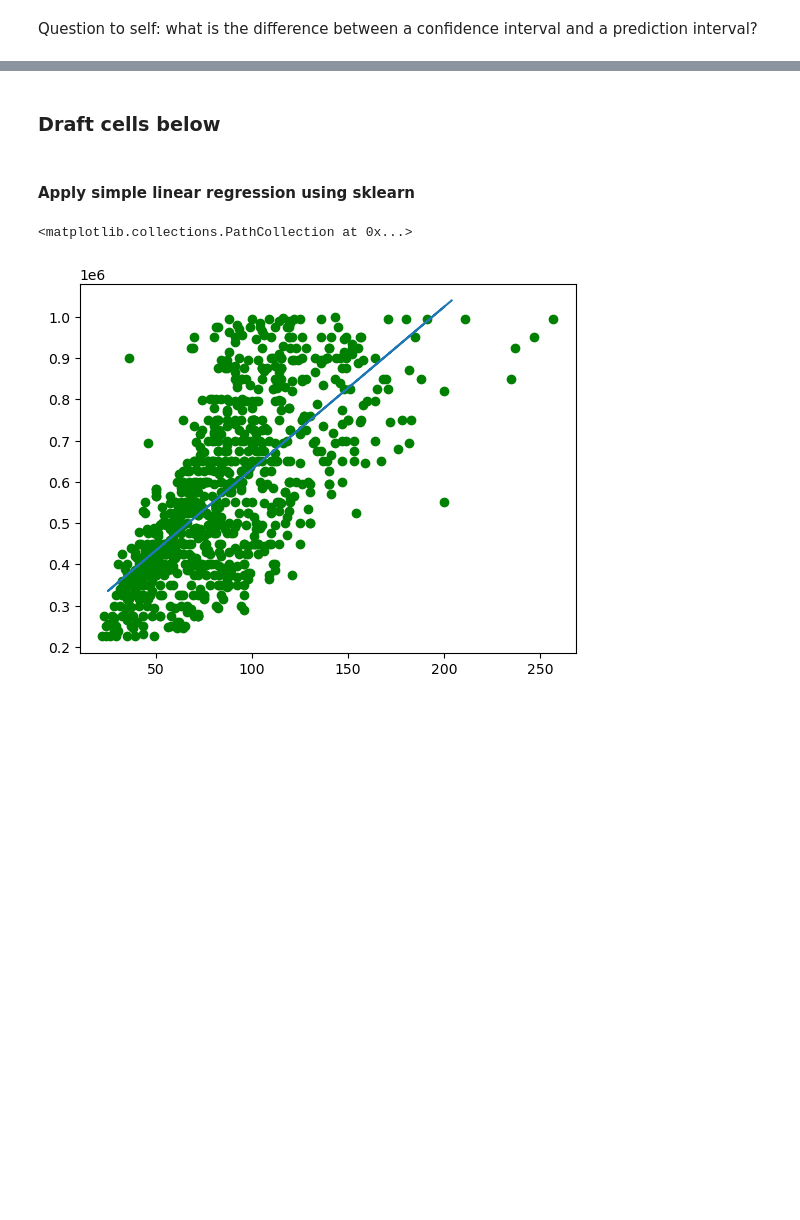
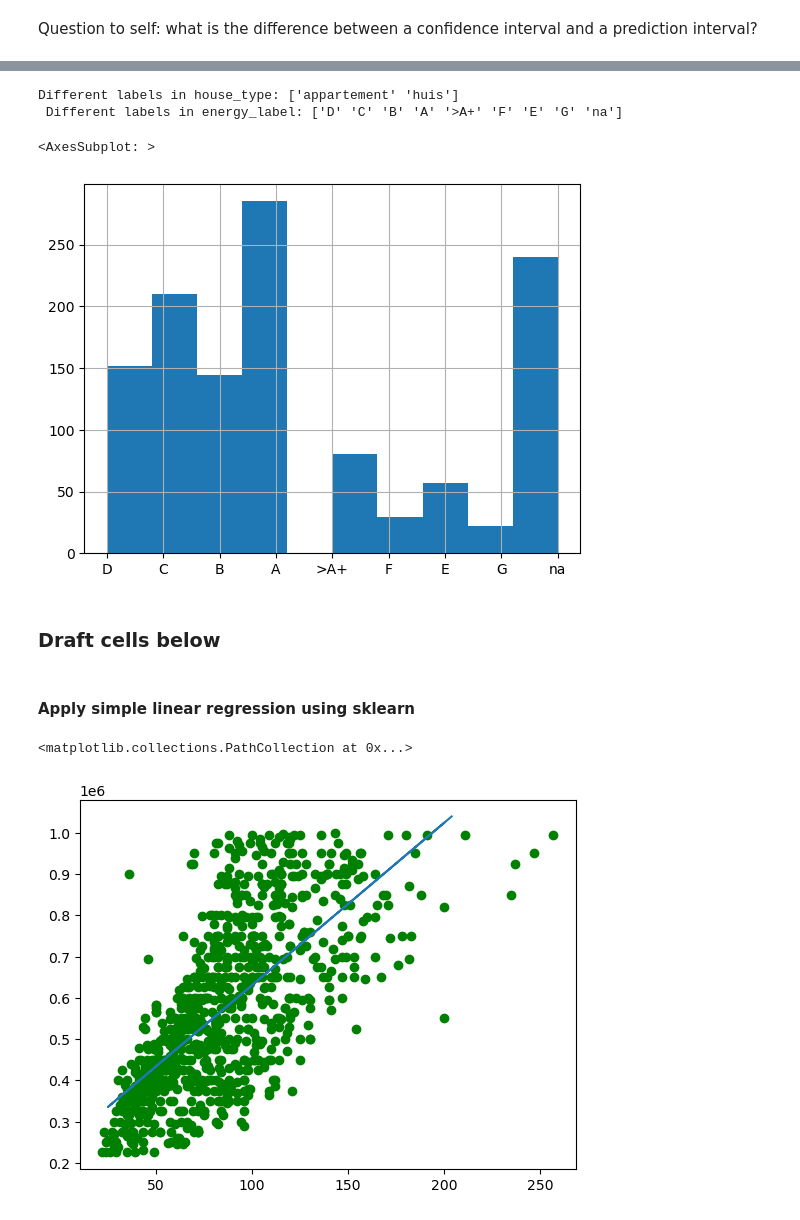
Before and after one commit to luukvanroessel/ML, a Jupyter notebook: funda.ipynb, the cells around one changed output, grey strips where cells are left out. Drawn from its saved outputs; the diff is of its cells as text; code cells hidden in the pictures; blank space fills up the shorter version.

```diff
--- a/funda.ipynb
+++ b/funda.ipynb
@@ -191,0 +221,3 @@ Question to self: what is the difference between a confidence interval and a pre
+# %%
+house_age_med = multiple_df[multiple_df['house_age']<1500].house_age.median()
+multiple_df.loc[multiple_df['house_age'], 'house_age'] = house_age_med
@@ -191,0 +231,10 @@ Question to self: what is the difference between a confidence interval and a pre
+# %%
+print('Different labels in house_type:', multiple_df.house_type.unique(), '\n Different labels in energy_label:', multiple_df.energy_label.unique())
+# %% [output]
+Different labels in house_type: ['appartement' 'huis']
+ Different labels in energy_label: ['D' 'C' 'B' 'A' '>A+' 'F' 'E' 'G' 'na']
+# %%
+multiple_df.energy_label.hist()
+# %% [output]
+<AxesSubplot: >
+[figure, added]
```
Also changed, not shown: parts of 10 cells of this notebook.
